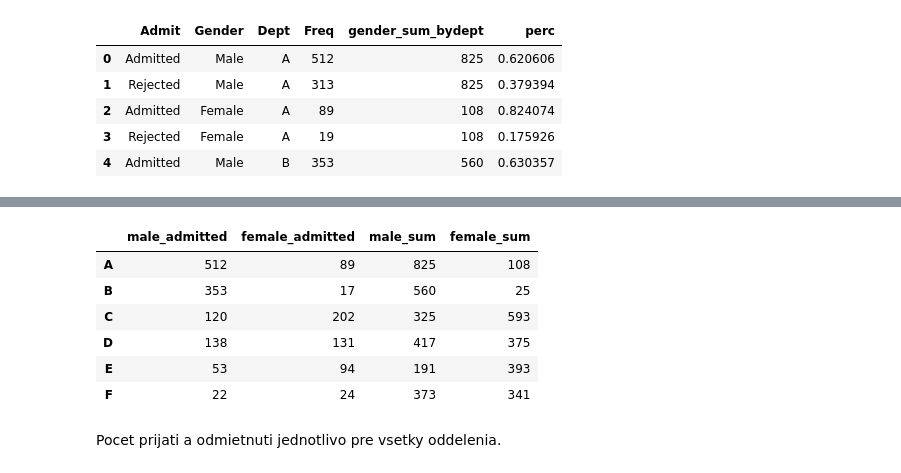
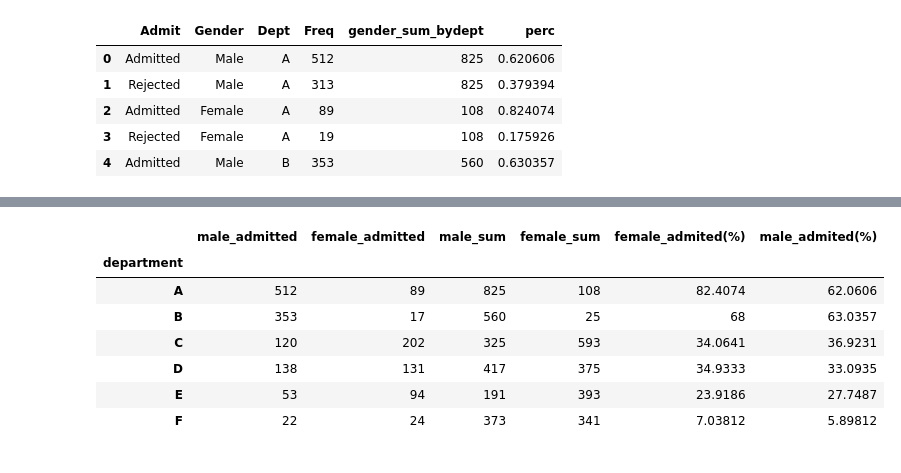
Before and after one commit to Paliking/TC_tasks, a Jupyter notebook: recruitment_task.ipynb, the cells around one changed output, grey strips where cells are left out. Saved outputs shown, nothing was run; the diff lists cells and outputs as text; code cells hidden in the pictures.

```diff
--- a/recruitment_task.ipynb
+++ b/recruitment_task.ipynb
@@ -126,20 +123,22 @@ df_bydept
 # %%
 unique_depts = df['Dept'].unique()
 df_bydept_admitted = pd.DataFrame(index=unique_depts)
 mask_male = (df['Gender'] == 'Male') & (df['Admit'] == 'Admitted')
 mask_female = (df['Gender'] == 'Female') & (df['Admit'] == 'Admitted')
 df_bydept_admitted['male_admitted'] = df[mask_male].set_index('Dept')['Freq']
 df_bydept_admitted['female_admitted'] = df[mask_female].set_index('Dept')['Freq']
 df_bydept_admitted['male_sum'] = df[mask_male].set_index('Dept')['gender_sum_bydept']
 df_bydept_admitted['female_sum'] = df[mask_female].set_index('Dept')['gender_sum_bydept']
+df_bydept_admitted['female_admited(%)'] = df_bydept_admitted['female_admitted'] / df_bydept_admitted['female_sum'] * 100
+df_bydept_admitted['male_admited(%)'] = df_bydept_admitted['male_admitted'] / df_bydept_admitted['male_sum'] * 100
+df_bydept_admitted.index.name = 'department'
 df_bydept_admitted
 # %% [output]
-|  | male_admitted | female_admitted | male_sum | female_sum |
-| A | 512 | 89 | 825 | 108 |
-| B | 353 | 17 | 560 | 25 |
-| C | 120 | 202 | 325 | 593 |
-| D | 138 | 131 | 417 | 375 |
-| E | 53 | 94 | 191 | 393 |
-| F | 22 | 24 | 373 | 341 |
+|  | male_admitted | female_admitted | male_sum | female_sum | female_admited(%) | male_admited(%) |
+| department |  |  |  |  |  |  |
+| A | 512 | 89 | 825 | 108 | 82.4074 | 62.0606 |
+| B | 353 | 17 | 560 | 25 | 68 | 63.0357 |
+| C | 120 | 202 | 325 | 593 | 34.0641 | 36.9231 |
+| D | 138 | 131 | 417 | 375 | 34.9333 | 33.0935 |
+| E | 53 | 94 | 191 | 393 | 23.9186 | 27.7487 |
+| F | 22 | 24 | 373 | 341 | 7.03812 | 5.89812 |
-# %% [markdown]
-Pocet prijati a odmietnuti jednotlivo pre vsetky oddelenia.
```
Also changed, not shown: parts of 34 cells of this notebook.
